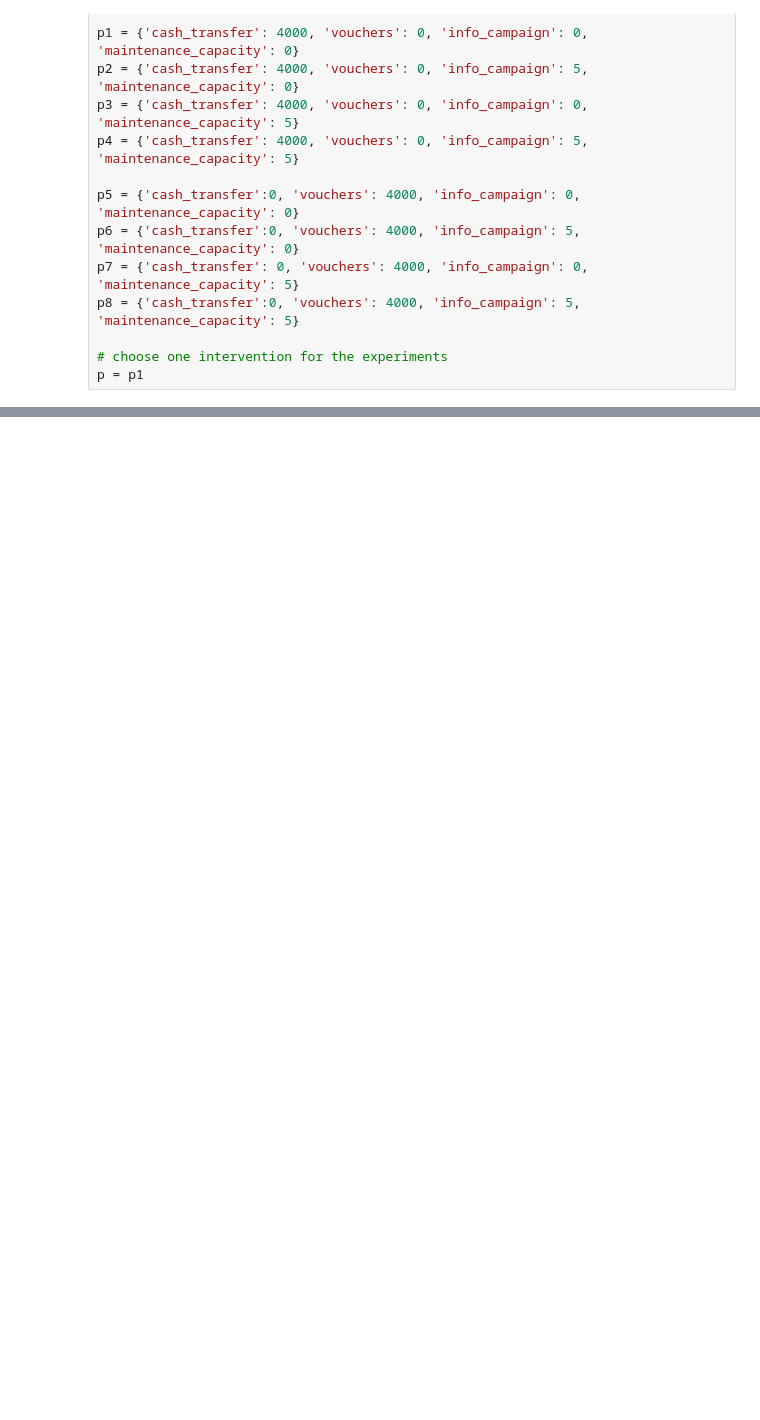
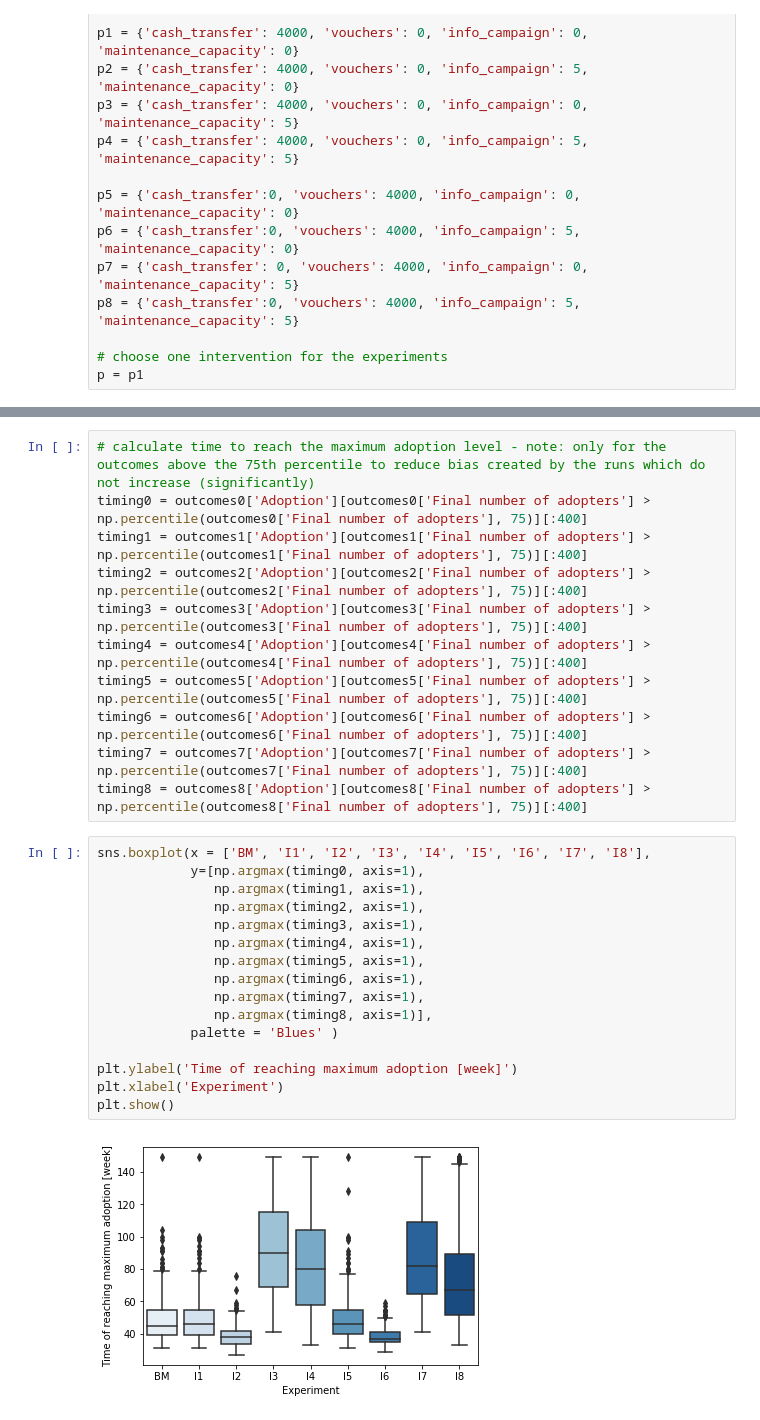
Before and after one commit to AnjaWer/Diffusion-of-clean-cooking-practices-in-refugee-camps, a Jupyter notebook: EMA.ipynb, the cells around one changed output, grey strips where cells are left out. Drawn from its saved outputs; the diff is of its cells as text; blank space fills up the shorter version.

```diff
--- a/EMA.ipynb
+++ b/EMA.ipynb
@@ -98,0 +171,29 @@ plt.show()
+# %%
+# calculate time to reach the maximum adoption level - note: only for the outcomes above the 75th percentile to reduce bias created by the runs which do not increase (significantly)
+timing0 = outcomes0['Adoption'][outcomes0['Final number of adopters'] > np.percentile(outcomes0['Final number of adopters'], 75)][:400]
+timing1 = outcomes1['Adoption'][outcomes1['Final number of adopters'] > np.percentile(outcomes1['Final number of adopters'], 75)][:400]
+timing2 = outcomes2['Adoption'][outcomes2['Final number of adopters'] > np.percentile(outcomes2['Final number of adopters'], 75)][:400]
+timing3 = outcomes3['Adoption'][outcomes3['Final number of adopters'] > np.percentile(outcomes3['Final number of adopters'], 75)][:400]
+timing4 = outcomes4['Adoption'][outcomes4['Final number of adopters'] > np.percentile(outcomes4['Final number of adopters'], 75)][:400]
+timing5 = outcomes5['Adoption'][outcomes5['Final number of adopters'] > np.percentile(outcomes5['Final number of adopters'], 75)][:400]
+timing6 = outcomes6['Adoption'][outcomes6['Final number of adopters'] > np.percentile(outcomes6['Final number of adopters'], 75)][:400]
+timing7 = outcomes7['Adoption'][outcomes7['Final number of adopters'] > np.percentile(outcomes7['Final number of adopters'], 75)][:400]
+timing8 = outcomes8['Adoption'][outcomes8['Final number of adopters'] > np.percentile(outcomes8['Final number of adopters'], 75)][:400]
+# %%
+sns.boxplot(x = ['BM', 'I1', 'I2', 'I3', 'I4', 'I5', 'I6', 'I7', 'I8'],
+            y=[np.argmax(timing0, axis=1),
+               np.argmax(timing1, axis=1),
+               np.argmax(timing2, axis=1),
+               np.argmax(timing3, axis=1),
+               np.argmax(timing4, axis=1),
+               np.argmax(timing5, axis=1),
+               np.argmax(timing6, axis=1),
+               np.argmax(timing7, axis=1),
+               np.argmax(timing8, axis=1)],
+            palette = 'Blues' )
+
+plt.ylabel('Time of reaching maximum adoption [week]')
+plt.xlabel('Experiment')
+plt.show()
+# %% [output]
+[figure, added]
```
Also changed, not shown: parts of 23 cells of this notebook.
